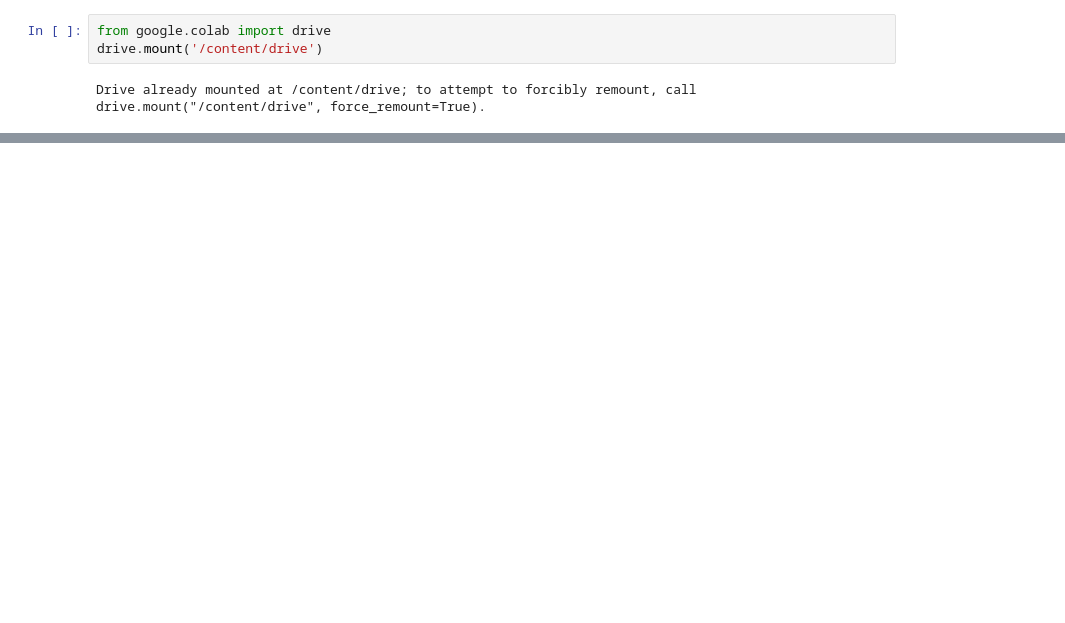
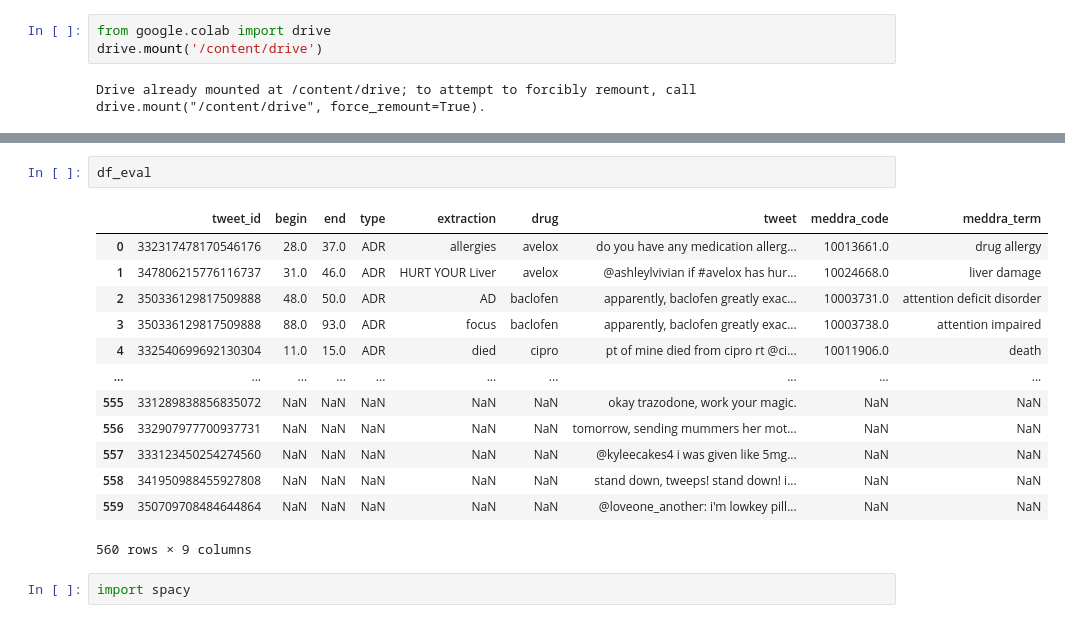
Before and after one commit to LarsGart/NLP-Social-Media-Mining-for-Health-Monitoring, a Jupyter notebook: Task 2/Task_2_Data_analysis.ipynb, the cells around one changed output, grey strips where cells are left out. Saved outputs shown, nothing was run; the diff lists cells and outputs as text; blank space fills up the shorter version.

```diff
--- a/Task 2/Task_2_Data_analysis.ipynb
+++ b/Task 2/Task_2_Data_analysis.ipynb
@@ -53,0 +171,18 @@ df_0
+# %%
+df_eval
+# %% [output]
+|  | tweet_id | begin | end | type | extraction | drug | tweet | meddra_code | meddra_term |
+| 0 | 332317478170546176 | 28.0 | 37.0 | ADR | allergies | avelox | do you have any medication allerg... | 10013661.0 | drug allergy |
+| 1 | 347806215776116737 | 31.0 | 46.0 | ADR | HURT YOUR Liver | avelox | @ashleylvivian if #avelox has hur... | 10024668.0 | liver damage |
+| 2 | 350336129817509888 | 48.0 | 50.0 | ADR | AD | baclofen | apparently, baclofen greatly exac... | 10003731.0 | attention deficit disorder |
+| 3 | 350336129817509888 | 88.0 | 93.0 | ADR | focus | baclofen | apparently, baclofen greatly exac... | 10003738.0 | attention impaired |
+| 4 | 332540699692130304 | 11.0 | 15.0 | ADR | died | cipro | pt of mine died from cipro rt @ci... | 10011906.0 | death |
+| ... | ... | ... | ... | ... | ... | ... | ... | ... | ... |
+| 555 | 331289838856835072 | NaN | NaN | NaN | NaN | NaN | okay trazodone, work your magic. | NaN | NaN |
+| 556 | 332907977700937731 | NaN | NaN | NaN | NaN | NaN | tomorrow, sending mummers her mot... | NaN | NaN |
+| 557 | 333123450254274560 | NaN | NaN | NaN | NaN | NaN | @kyleecakes4 i was given like 5mg... | NaN | NaN |
+| 558 | 341950988455927808 | NaN | NaN | NaN | NaN | NaN | stand down, tweeps! stand down! i... | NaN | NaN |
+| 559 | 350709708484644864 | NaN | NaN | NaN | NaN | NaN | @loveone_another: i'm lowkey pill... | NaN | NaN |
+560 rows × 9 columns
+# %%
+import spacy
```
Also changed, not shown: parts of 24 cells of this notebook.
